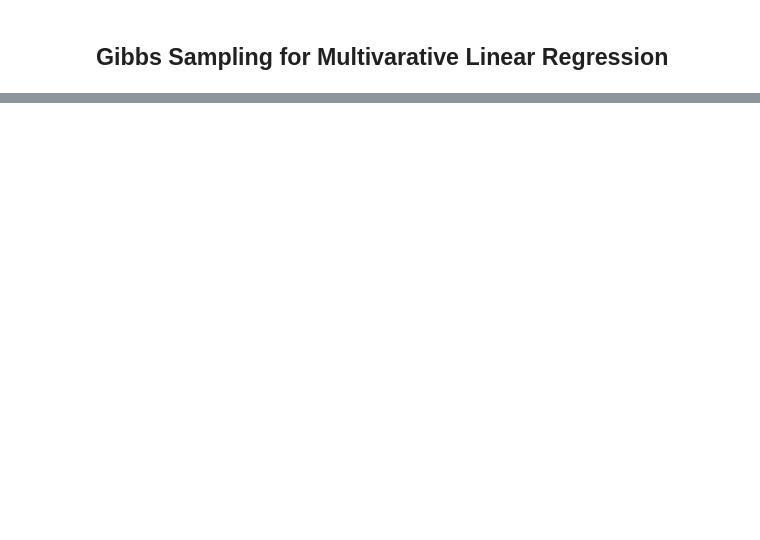
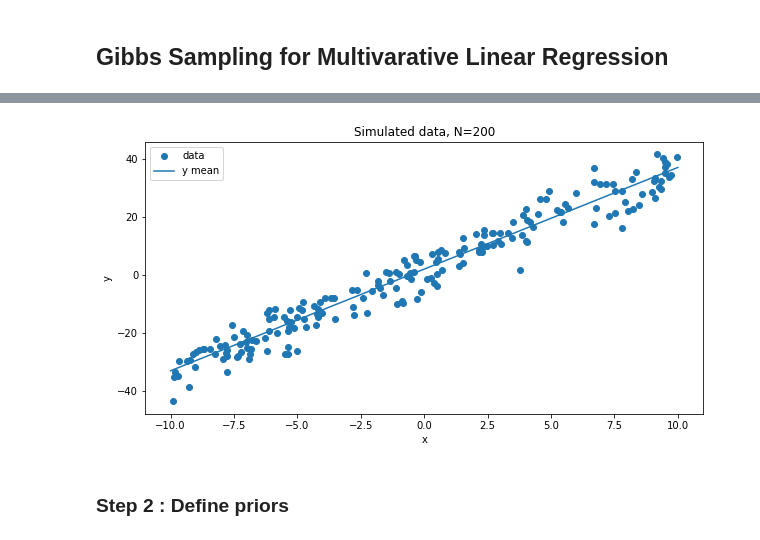
Before and after one commit to quynhhgoogoo/mcmc-project, a Jupyter notebook: notebooks/gibbs/gibs_sampling_test.ipynb, the cells around one changed output, grey strips where cells are left out. Saved outputs shown, nothing was run; the diff lists cells and outputs as text; code cells hidden in the pictures; blank space fills up the shorter version.

```diff
--- a/notebooks/gibbs/gibs_sampling_test.ipynb
+++ b/notebooks/gibbs/gibs_sampling_test.ipynb
@@ -192,0 +176,40 @@ dtype: float64
+# %%
+def simulate_data(w, b, sigma, N, design_range = (-10,10)):
+        designs = np.random.uniform(design_range[0], design_range[1], size=(N, w.size))
+        theta = np.expand_dims(np.concatenate([w, [b]], axis=0), axis=1)
+        X = np.concatenate([designs, np.ones((N, 1))], axis=1)
+        y_mean = (X @ theta).squeeze()
+        y = np.random.multivariate_normal(mean=y_mean, cov=np.diag([sigma**2] * N))
+
+        # Plot data
+        x = X[:, 0]
+        plt.scatter(x, y, label="data")
+        x_dense = np.linspace(design_range[0], design_range[1], 100)
+        y_dense = x_dense * w[0] + b
+        plt.plot(x_dense, y_dense, label="y mean")
+        plt.xlabel("x")
+        plt.ylabel("y")
+        plt.legend()
+        plt.title("Simulated data, N="+str(N))
+        plt.show()
+# %%
+# True weight(s)
+w = np.array([3.5])
+
+# Input dimensionality
+d = w.size
+
+# True intercept
+b = 2.0
+
+# True standard deviation
+sigma = 5.0
+
+# Number of data points
+N = 200
+
+simulate_data(w, b, sigma, N, design_range = (-10,10))
+# %% [output]
+[figure, added]
+# %% [markdown]
+### Step 2 : Define priors
```
Also changed, not shown: parts of 14 cells of this notebook.
